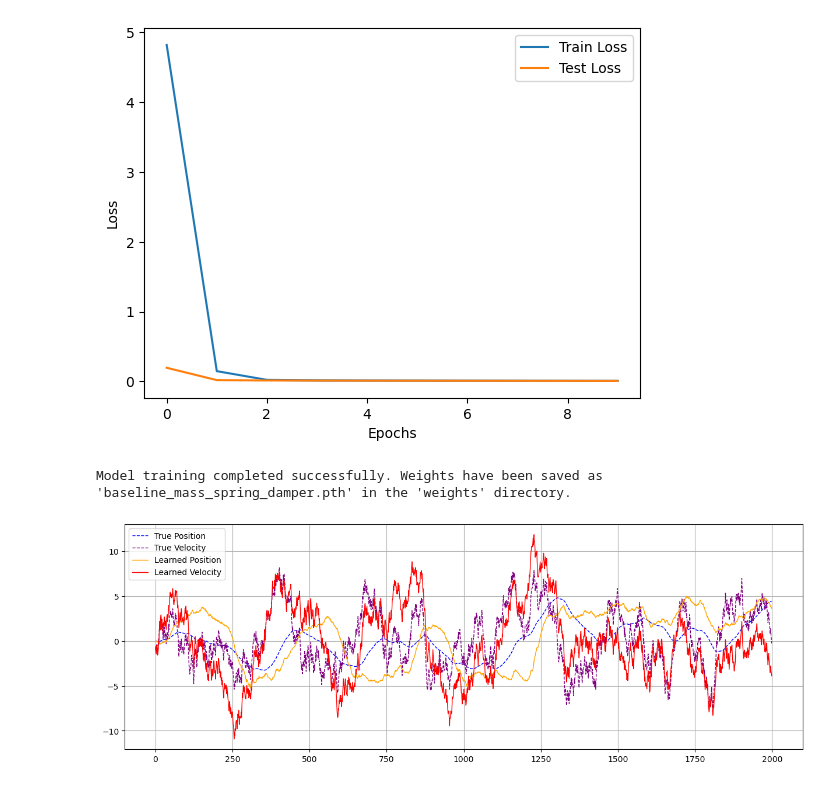
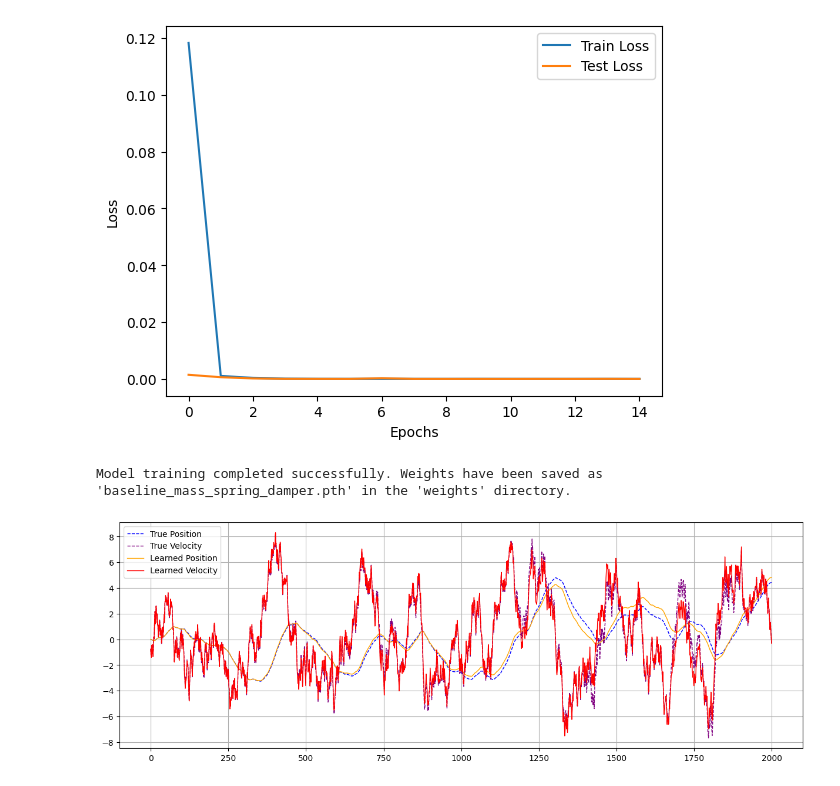
Before and after one commit to bensturgis/tum-adlr-10, a Jupyter notebook: experiments/train_mass_spring_damper.ipynb, the cells around one changed output. Cells and saved outputs as stored; diff of their text form; code cells hidden in the pictures.

```diff
--- a/experiments/train_mass_spring_damper.ipynb
+++ b/experiments/train_mass_spring_damper.ipynb
@@ -9,6 +9,7 @@ from dynamical_systems.mass_spring_damper_system import MassSpringDamperEnv
 from models.feedforward_nn import FeedforwardNN
 from sampling_methods.random_exploration import random_exploration
 from train import create_dataloader, train_model
+from utils import combine_datasets
 
 import torch
 import os
@@ -16,38 +17,42 @@ import os
 env = MassSpringDamperEnv(nlin=True)
 
 # Hyperparameters
-HORIZON = 5000
+NUM_TRAJECTORIES = 200
+HORIZON = 500
 BATCH_SIZE = 50
-NUM_EPOCHS = 10
+NUM_EPOCHS = 15
 LEARNING_RATE = 1e-3
 HIDDEN_SIZE = 64
 
 # Collect data from the environment
 train_dataset = random_exploration(env, HORIZON)
+for _ in range(NUM_TRAJECTORIES):
+    new_dataset = random_exploration(env, HORIZON)
+    train_dataset = combine_datasets(train_dataset, new_dataset)
 # Create DataLoader for training
 train_dataloader = create_dataloader(train_dataset, BATCH_SIZE)
 # Collect data for test set
-test_dataset = random_exploration(env, 500)
+test_dataset = random_exploration(env, HORIZON)
 # Create DataLoader for training
-test_dataloader = create_dataloader(test_dataset, 500)
+test_dataloader = create_dataloader(test_dataset, HORIZON)
 
 # Initialize the dynamics model
 state_dim = env.observation_space.shape[0]
 action_dim = env.action_space.shape[0]
 model = FeedforwardNN(state_dim, action_dim, hidden_size=HIDDEN_SIZE)
 
 # Train the model
 train_model(model, train_dataloader, test_dataloader, NUM_EPOCHS, LEARNING_RATE, plot=True)
 
 # Ensure the 'weights' directory exists
 os.makedirs('../weights', exist_ok=True)
 
 # Save the trained model
 torch.save(model.state_dict(), '../weights/baseline_mass_spring_damper.pth')
 print("Model training completed successfully. "
       "Weights have been saved as 'baseline_mass_spring_damper.pth' in the 'weights' directory.")
 # %% [output]
-[figure, old version]
+[figure, new version]
 Model training completed successfully. Weights have been saved as 'baseline_mass_spring_damper.pth' in the 'weights' directory.
 # %%
 # test model
@@ -98,7 +103,7 @@ plt.legend()
 plt.grid(True)
 plt.show()
 # %% [output]
-[figure, old version]
+[figure, new version]
 # %%
 # Plot Phase Trajectories (Position vs Velocity)
 plt.figure(2, (10, 10))
```
Also changed, not shown: parts of 2 cells of this notebook, 3 other files.
